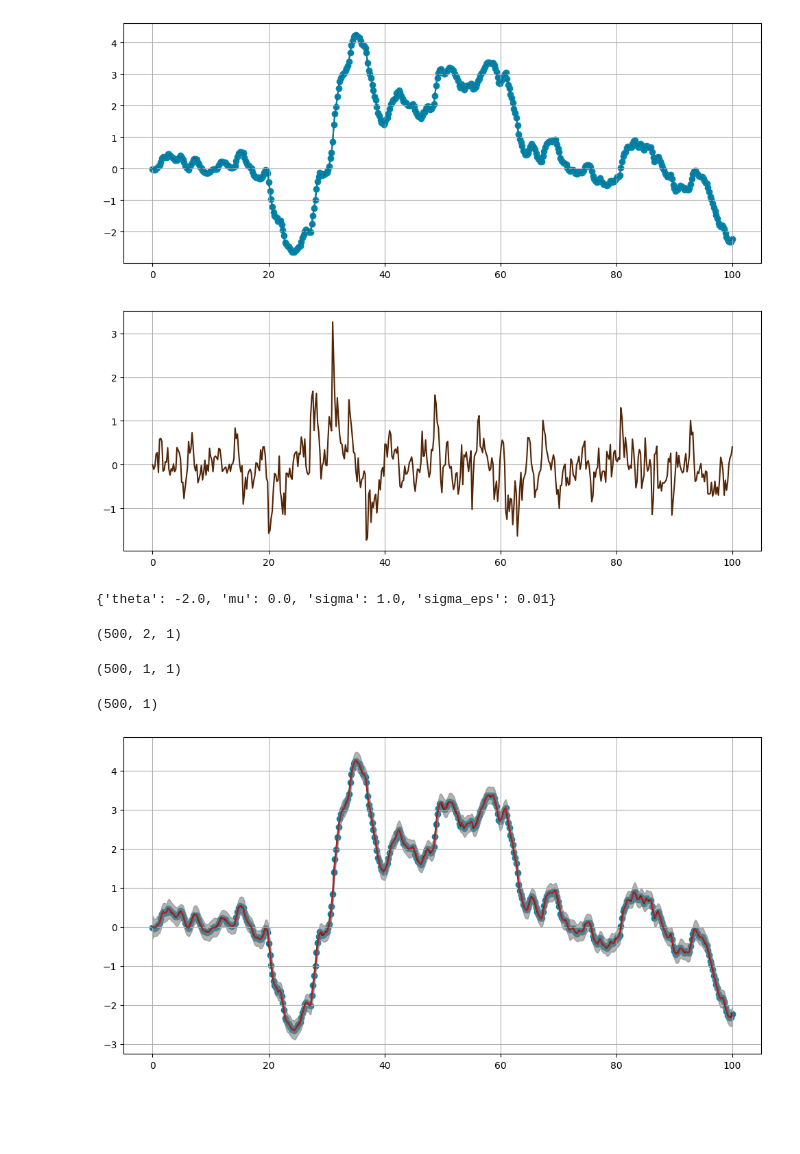
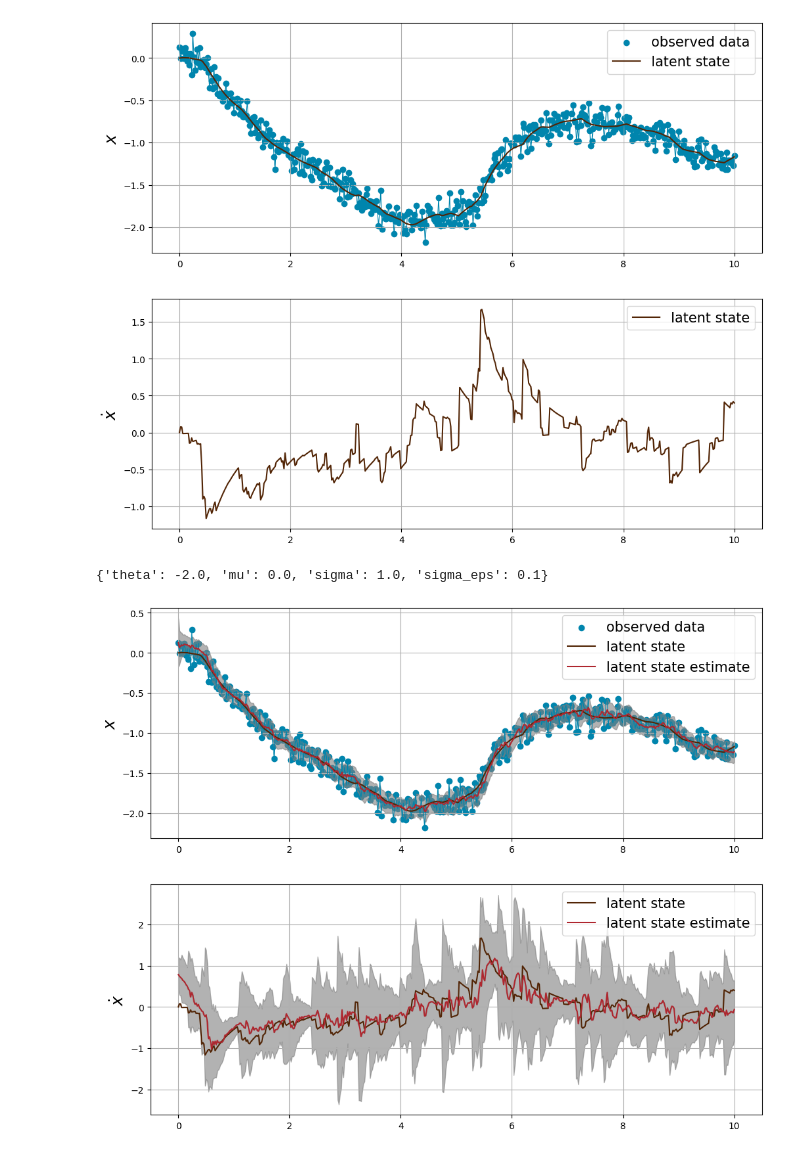
Before and after one commit to yamankindap/models, a Jupyter notebook: example2.ipynb, the cells around one changed output. Saved outputs shown, nothing was run; the diff lists cells and outputs as text; code cells hidden in the pictures; blank space fills up the shorter version.

Commit message:
Some plotting updates.

```diff
--- a/example2.ipynb
+++ b/example2.ipynb
@@ -9,44 +9,40 @@ import matplotlib.pyplot as plt
 # %%
 from primitives.linalg import invert_covariance
 # %%
-T = np.linspace(0, 100, num=500).reshape(-1, 1)
+T = np.linspace(0, 10, num=500).reshape(-1, 1)
 # %%
 gamma_process_params = {"beta":5., "C":5.}
 subordinator = GammaProcess(**gamma_process_params)
 # %%
-langevin_model = NVMLangevinModel(subordinator=subordinator, theta=-2., mu=0., sigma=1., sigma_eps=0.01, shape=(2,1))
+langevin_model = NVMLangevinModel(subordinator=subordinator, theta=-2., mu=0., sigma=1., sigma_eps=0.1, shape=(2,1))
 # %%
 x, y = langevin_model.sample(times=T)
 # %%
 fig, ax = plt.subplots(nrows=2, figsize=(12,10))
 
-ax[0].plot(T, x[:,0,:], color="#522506")
-ax[0].scatter(T, y[:,0,:], color="#0085ad")
-ax[0].plot(T, y[:,0,:], color="#0085ad")
+# Plot observations:
+ax[0].scatter(T, y[:,0,:], color="#0085ad", label="observed data")
+ax[0].plot(T, y[:,0,:], color="#0085ad", lw=0.8)
+
+# Plot state:
+ax[0].plot(T, x[:,0,:], color="#522506", label="latent state")
+ax[0].legend(fontsize=15)
+ax[0].set_ylabel(r"$x$", fontsize=18)
 ax[0].grid(True)
 
-ax[1].plot(T, x[:,1,:], color="#522506")
+# Plot velocity state:
+ax[1].plot(T, x[:,1,:], color="#522506", label="latent state")
+ax[1].legend(fontsize=15)
+ax[1].set_ylabel(r"$\dot{x}$", fontsize=18)
 ax[1].grid(True)
 
 plt.show()
 # %% [output]
-[figure, old version]
+[figure, new version]
 # %%
 langevin_model.get_parameter_values()
 # %% [output]
-{'theta': -2.0, 'mu': 0.0, 'sigma': 1.0, 'sigma_eps': 0.01}
+{'theta': -2.0, 'mu': 0.0, 'sigma': 1.0, 'sigma_eps': 0.1}
-# %%
-x.shape
-# %% [output]
-(500, 2, 1)
-# %%
-y.shape
-# %% [output]
-(500, 1, 1)
-# %%
-T.shape
-# %% [output]
-(500, 1)
 # %%
 # Kalman filter:
 D = 2
@@ -96,18 +92,38 @@ for i, t in enumerate(T, 1):
 # %%
 vars = np.array([np.diag(COV) for COV in P_est[1:,:,:]])
 # %%
-fig, ax = plt.subplots(figsize=(12,6))
+fig, ax = plt.subplots(nrows=2, figsize=(12,10))
 
-ax.plot(T, x[:,0,:], color="#522506")
-ax.scatter(T, y[:,0,:], color="#0085ad")
-#ax.plot(t, y[:,0,:], color="#0085ad")
+# Plot observations:
+ax[0].scatter(T, y[:,0,:], color="#0085ad", label="observed data")
+ax[0].plot(T, y[:,0,:], color="#0085ad", lw=0.8)
 
-ax.plot(T, x_est[1:,0,:], color="#AF272F")
-ax.fill_between(T.flatten(), x_est[1:,0,:].flatten(), x_est[1:,0,:].flatten() + 3 * np.sqrt(vars[:, 0]), color='grey', alpha=0.6)
-ax.fill_between(T.flatten(), x_est[1:,0,:].flatten(), x_est[1:,0,:].flatten() - 3 * np.sqrt(vars[:, 0]), color='grey', alpha=0.6)
+# Plot state:
+ax[0].plot(T, x[:,0,:], color="#522506", label="latent state")
 
-ax.grid(True)
+# Plot state estimate:
+ax[0].plot(T, x_est[1:,0,:], color="#AF272F", label="latent state estimate")
+ax[0].fill_between(T.flatten(), x_est[1:,0,:].flatten(), x_est[1:,0,:].flatten() + 3 * np.sqrt(vars[:, 0]), color='grey', alpha=0.6)
+ax[0].fill_between(T.flatten(), x_est[1:,0,:].flatten(), x_est[1:,0,:].flatten() - 3 * np.sqrt(vars[:, 0]), color='grey', alpha=0.6)
+
+# Settings:
+ax[0].legend(fontsize=15)
+ax[0].set_ylabel(r"$x$", fontsize=18)
+ax[0].grid(True)
+
+# Plot velocity state:
+ax[1].plot(T, x[:,1,:], color="#522506", label="latent state")
+
+# Plot velocity state estimate:
+ax[1].plot(T, x_est[1:,1,:], color="#AF272F", label="latent state estimate")
+ax[1].fill_between(T.flatten(), x_est[1:,1,:].flatten(), x_est[1:,1,:].flatten() + 3 * np.sqrt(vars[:, 1]), color='grey', alpha=0.6)
+ax[1].fill_between(T.flatten(), x_est[1:,1,:].flatten(), x_est[1:,1,:].flatten() - 3 * np.sqrt(vars[:, 1]), color='grey', alpha=0.6)
+
+# Settings:
+ax[1].legend(fontsize=15)
+ax[1].set_ylabel(r"$\dot{x}$", fontsize=18)
+ax[1].grid(True)
 
 plt.show()
 # %% [output]
-[figure, old version]
+[figure, new version]
```
Also changed, not shown: parts of 1 cell of this notebook.
